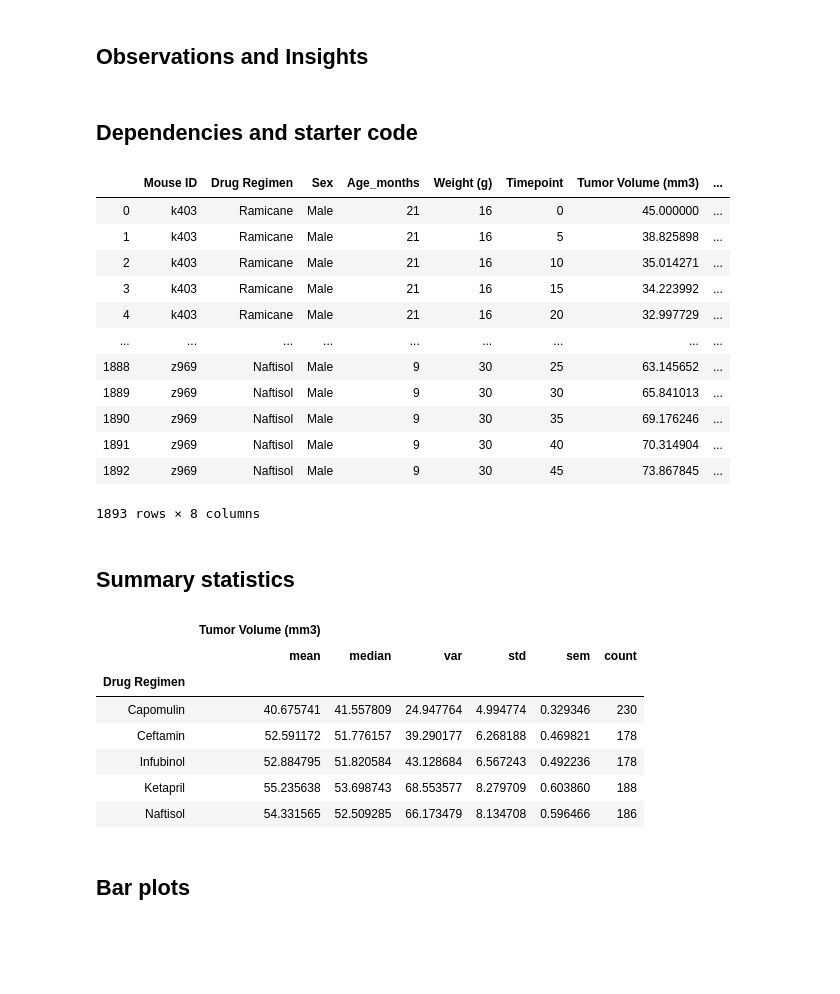
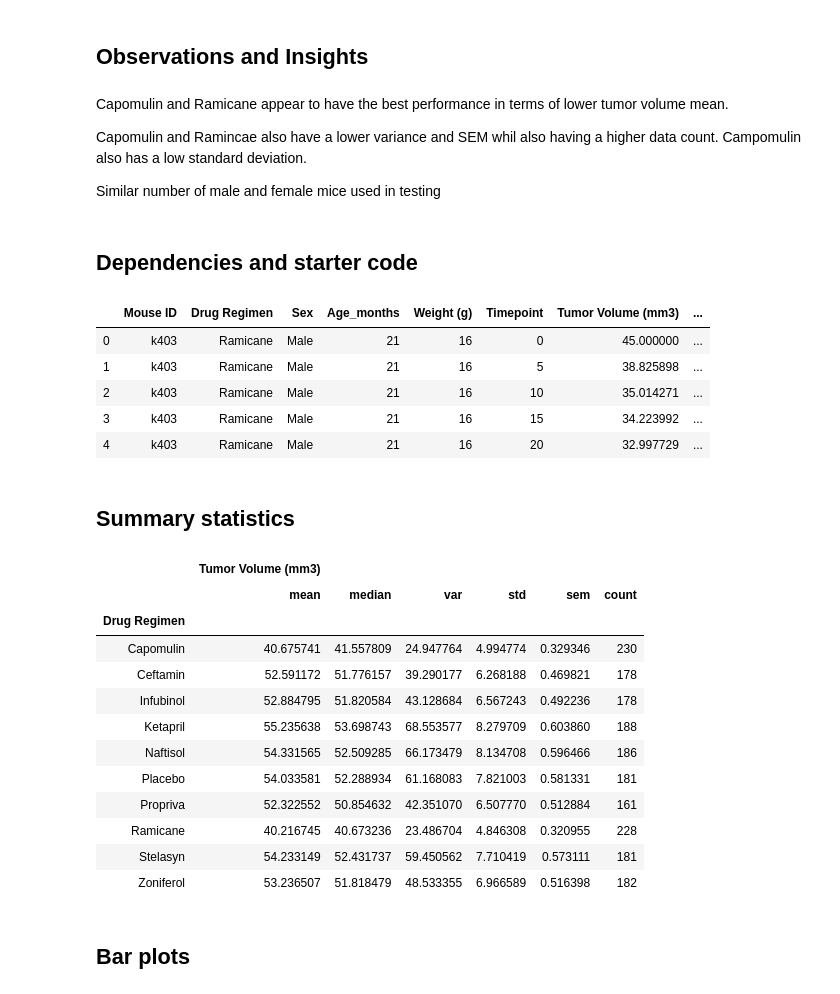
Before and after one commit to GJDoug/douglassMatplotlibChallenge, a Jupyter notebook: Pymaceuticals/pymaceuticals_starter.ipynb, the cells around one changed output. Drawn from its saved outputs; the diff is of its cells as text; code cells hidden in the pictures; blank space fills up the shorter version.

```diff
--- a/Pymaceuticals/pymaceuticals_starter.ipynb
+++ b/Pymaceuticals/pymaceuticals_starter.ipynb
@@ -1,46 +1,45 @@
 # %% [markdown]
 ## Observations and Insights
+# %% [markdown]
+Capomulin and Ramicane appear to have the best performance in terms of lower tumor volume mean.
+
+Capomulin and Ramincae also have a lower variance and SEM whil also having a higher data count. Campomulin also has a low standard deviation.
+
+Similar number of male and female mice used in testing
 # %% [markdown]
 ## Dependencies and starter code
 # %%
 # Dependencies and Setup
 import matplotlib.pyplot as plt
 import pandas as pd
 import scipy.stats as st
 import numpy as np
 
 # Study data files
 metadata = "data/Mouse_metadata.csv"
 results = "data/Study_results.csv"
 
 # Read the mouse data and the study results
 metadata = pd.read_csv(metadata)
 results = pd.read_csv(results)
 
 # Combine the data into a single dataset
 combined = metadata.merge(results, on="Mouse ID")
-combined
+combined.head()
 # %% [output]
 |  | Mouse ID | Drug Regimen | Sex | Age_months | Weight (g) | Timepoint | Tumor Volume (mm3) | ... |
 | 0 | k403 | Ramicane | Male | 21 | 16 | 0 | 45.000000 | ... |
 | 1 | k403 | Ramicane | Male | 21 | 16 | 5 | 38.825898 | ... |
 | 2 | k403 | Ramicane | Male | 21 | 16 | 10 | 35.014271 | ... |
 | 3 | k403 | Ramicane | Male | 21 | 16 | 15 | 34.223992 | ... |
 | 4 | k403 | Ramicane | Male | 21 | 16 | 20 | 32.997729 | ... |
-| ... | ... | ... | ... | ... | ... | ... | ... | ... |
-| 1888 | z969 | Naftisol | Male | 9 | 30 | 25 | 63.145652 | ... |
-| 1889 | z969 | Naftisol | Male | 9 | 30 | 30 | 65.841013 | ... |
-| 1890 | z969 | Naftisol | Male | 9 | 30 | 35 | 69.176246 | ... |
-| 1891 | z969 | Naftisol | Male | 9 | 30 | 40 | 70.314904 | ... |
-| 1892 | z969 | Naftisol | Male | 9 | 30 | 45 | 73.867845 | ... |
-1893 rows × 8 columns
 # %% [markdown]
 ## Summary statistics
 # %%
 # Generate a summary statistics table of mean, median, variance, standard deviation, and SEM of the tumor volume for each regimen
 TumorVol = combined.loc[:, ['Drug Regimen', 'Tumor Volume (mm3)']]
 summary = TumorVol.groupby(['Drug Regimen']).agg({"Tumor Volume (mm3)" :['mean', 'median', 'var', 'std','sem','count']})
-summary.head()
+summary
 # %% [output]
 |  | Tumor Volume (mm3) |  |  |  |  |  |
 |  | mean | median | var | std | sem | count |
@@ -50,6 +49,11 @@ summary.head()
 | Infubinol | 52.884795 | 51.820584 | 43.128684 | 6.567243 | 0.492236 | 178 |
 | Ketapril | 55.235638 | 53.698743 | 68.553577 | 8.279709 | 0.603860 | 188 |
 | Naftisol | 54.331565 | 52.509285 | 66.173479 | 8.134708 | 0.596466 | 186 |
+| Placebo | 54.033581 | 52.288934 | 61.168083 | 7.821003 | 0.581331 | 181 |
+| Propriva | 52.322552 | 50.854632 | 42.351070 | 6.507770 | 0.512884 | 161 |
+| Ramicane | 40.216745 | 40.673236 | 23.486704 | 4.846308 | 0.320955 | 228 |
+| Stelasyn | 54.233149 | 52.431737 | 59.450562 | 7.710419 | 0.573111 | 181 |
+| Zoniferol | 53.236507 | 51.818479 | 48.533355 | 6.966589 | 0.516398 | 182 |
 # %% [markdown]
 ## Bar plots
 # %%
```
Also changed, not shown: parts of 2 cells of this notebook.
